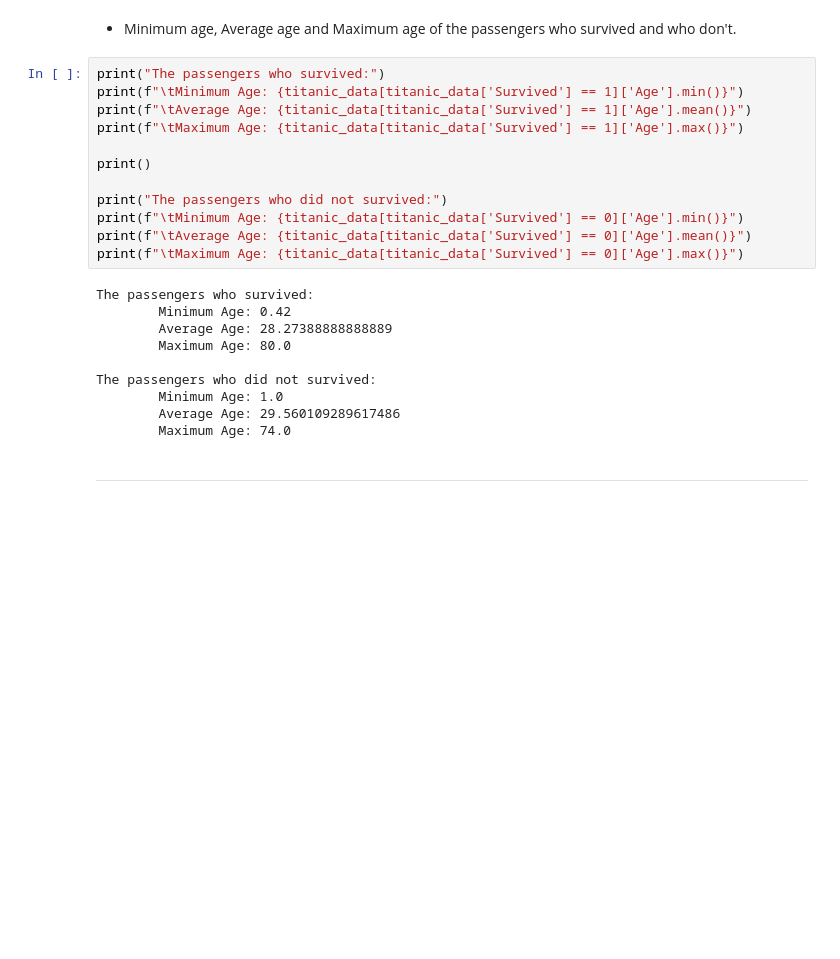
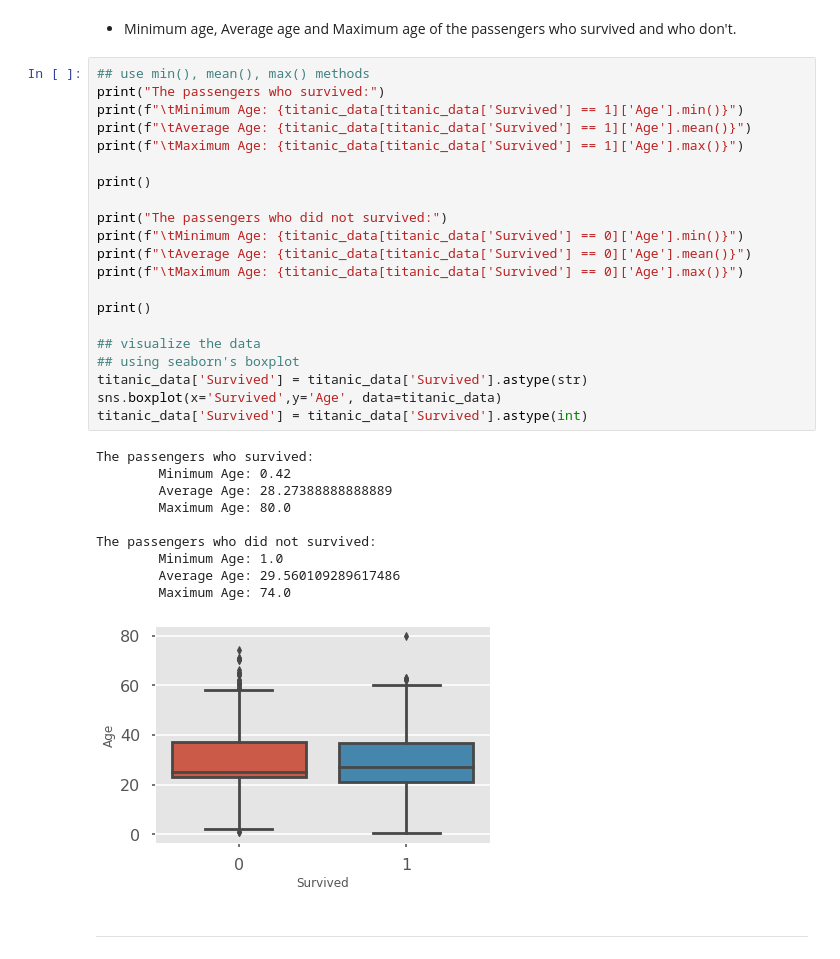
Before and after one commit to Slothfulwave612/Titanic-Disaster, a Jupyter notebook: Titanic_Disaster.ipynb, the cells around one changed output. Saved outputs shown, nothing was run; the diff lists cells and outputs as text; blank space fills up the shorter version.

Commit message:
added Titanic_Disaster.ipynb
added some more code
data analysis and visualization finally done

```diff
--- a/Titanic_Disaster.ipynb
+++ b/Titanic_Disaster.ipynb
@@ -501,27 +498,37 @@ Name: PassengerId, dtype: int64
 # %% [markdown]
 * Minimum age, Average age and Maximum age of the passengers who survived and who don't.
 # %%
+## use min(), mean(), max() methods
 print("The passengers who survived:")
 print(f"\tMinimum Age: {titanic_data[titanic_data['Survived'] == 1]['Age'].min()}")
 print(f"\tAverage Age: {titanic_data[titanic_data['Survived'] == 1]['Age'].mean()}")
 print(f"\tMaximum Age: {titanic_data[titanic_data['Survived'] == 1]['Age'].max()}")
 
 print()
 
 print("The passengers who did not survived:")
 print(f"\tMinimum Age: {titanic_data[titanic_data['Survived'] == 0]['Age'].min()}")
 print(f"\tAverage Age: {titanic_data[titanic_data['Survived'] == 0]['Age'].mean()}")
 print(f"\tMaximum Age: {titanic_data[titanic_data['Survived'] == 0]['Age'].max()}")
+
+print()
+
+## visualize the data
+## using seaborn's boxplot
+titanic_data['Survived'] = titanic_data['Survived'].astype(str)
+sns.boxplot(x='Survived',y='Age', data=titanic_data)
+titanic_data['Survived'] = titanic_data['Survived'].astype(int)
 # %% [output]
 The passengers who survived:
         Minimum Age: 0.42
         Average Age: 28.27388888888889
         Maximum Age: 80.0
 
 The passengers who did not survived:
         Minimum Age: 1.0
         Average Age: 29.560109289617486
         Maximum Age: 74.0
+[figure, added]
 # %% [markdown]
 ---
 # %% [markdown]
```
Also changed, not shown: parts of 14 cells of this notebook.
